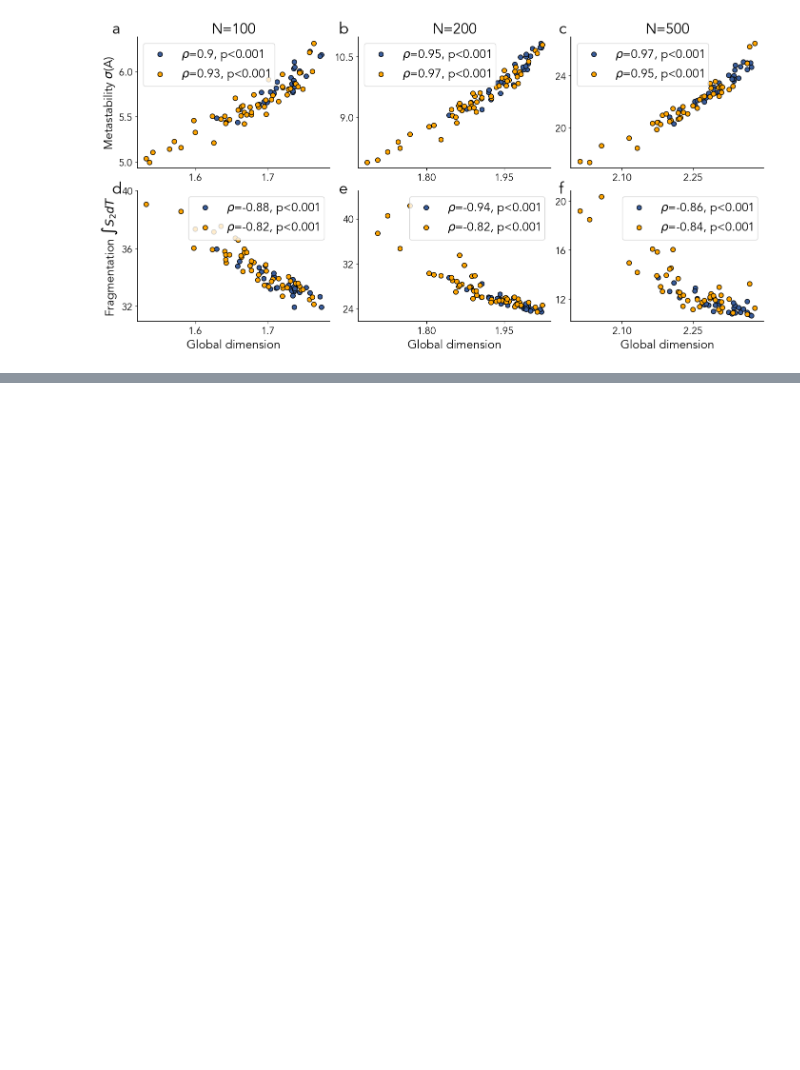
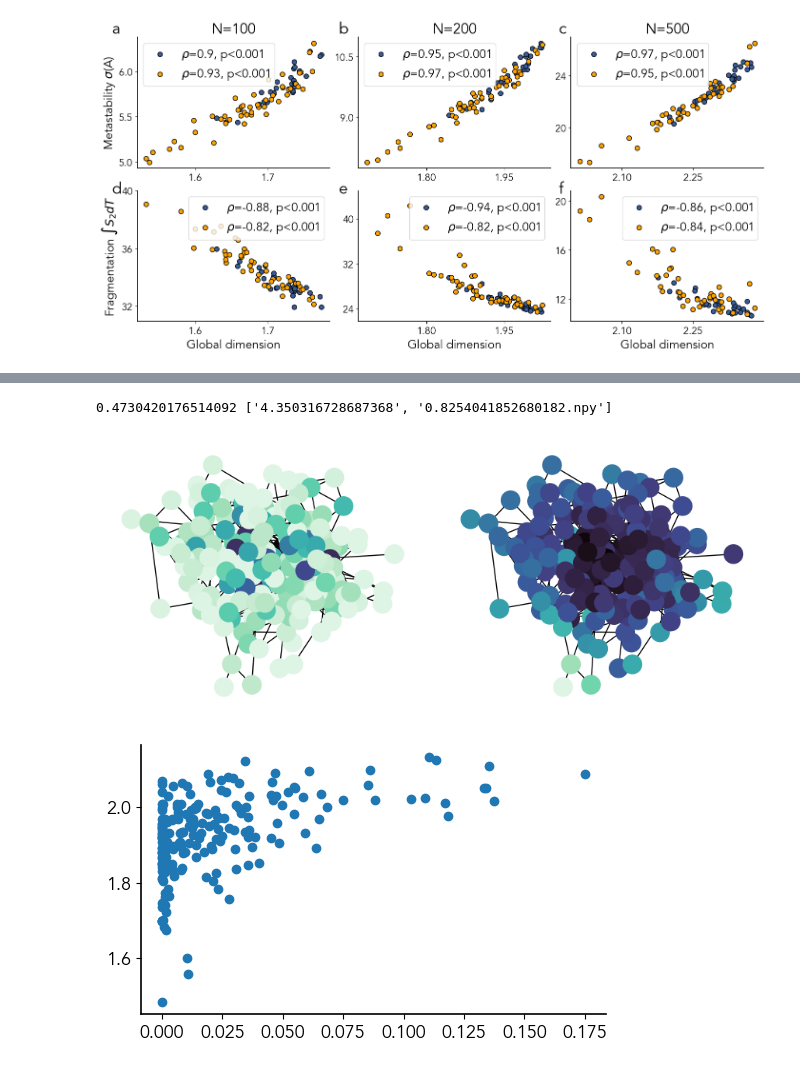
Before and after one commit to gbarzon/ConnectomeDimension, a Jupyter notebook: Figures_SI.ipynb, the cells around one changed output, grey strips where cells are left out. Cells and saved outputs as stored; diff of their text form; code cells hidden in the pictures; blank space fills up the shorter version.

```diff
--- a/Figures_SI.ipynb
+++ b/Figures_SI.ipynb
@@ -950,0 +1042,25 @@ plt.show()
+# %%
+idx = np.argmax(corrs)
+G = nx.from_numpy_array(tmp_mat[idx])
+
+print( np.corrcoef( list(tmp_ress[idx]), tmp_dim[idx] )[0,1], tmp_params[idx] )
+
+plt.figure(figsize=(9,4))
+
+pos = nx.spring_layout(G, seed=1)
+
+ax = plt.subplot(1,2,1)
+nx.draw(G, node_color=tmp_ress[idx], pos=pos, cmap='mako_r', ax=ax)
+
+ax = plt.subplot(1,2,2)
+nx.draw(G, node_color=tmp_dim[idx], pos=pos, cmap='mako_r', ax=ax)
+
+plt.tight_layout()
+plt.show()
+
+plt.plot(tmp_ress[idx], tmp_dim[idx], 'o')
+plt.show()
+# %% [output]
+0.4730420176514092 ['4.350316728687368', '0.8254041852680182.npy']
+[figure, added]
+[figure, added]
```
Also changed, not shown: parts of 8 cells of this notebook, 7 other files.
